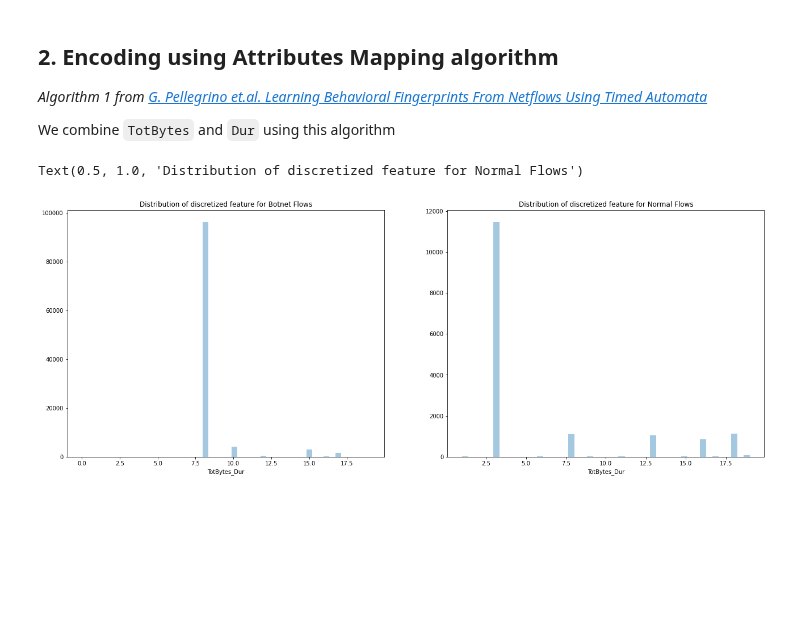
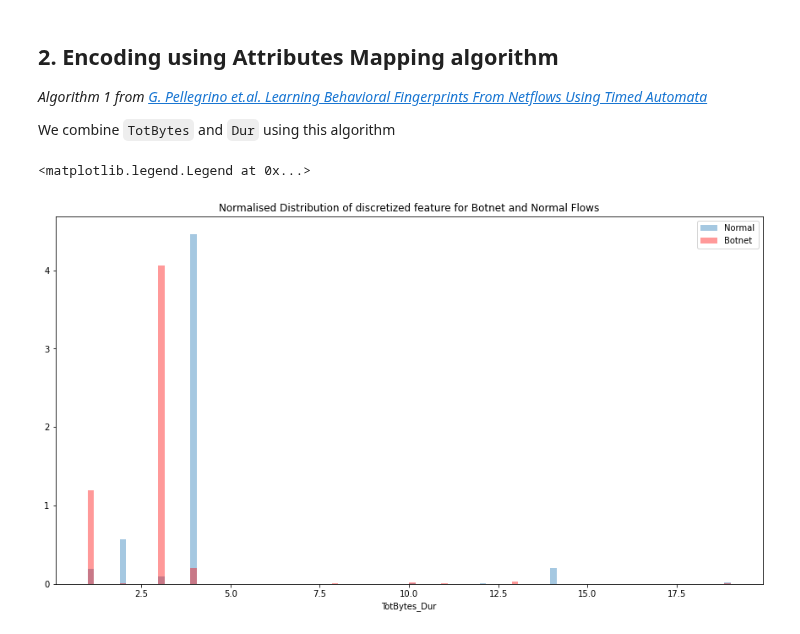
Before and after one commit to sharwinbobde/cyber-data-analytics, a Jupyter notebook: Part-3/task1-nikhil.ipynb, the cells around one changed output. Cells and saved outputs as stored; diff of their text form; code cells hidden in the pictures; blank space fills up the shorter version.

```diff
--- a/Part-3/task1-nikhil.ipynb
+++ b/Part-3/task1-nikhil.ipynb
@@ -291,18 +266,18 @@ for i, c in enumerate(min_list):
 # %%
-## order the duration discretized values according to its ordinal rank
-min_list = []
-for i in range(5):
-    min_list.append((i, df_filtered[df_filtered["Dur_"] == i]["Dur"].describe()["min"]))
-min_list = sorted(min_list, key=lambda x: x[1], reverse=True)
+# ## order the duration discretized values according to its ordinal rank
+# min_list = []
+# for i in range(5):
+#     min_list.append((i, df_filtered[df_filtered["Dur_"] == i]["Dur"].describe()["min"]))
+# min_list = sorted(min_list, key=lambda x: x[1], reverse=True)
 
-cluster_indices = []
-for i in range(5):
-    cluster_indices.append(df_filtered["Dur_"] == i)
+# cluster_indices = []
+# for i in range(5):
+#     cluster_indices.append(df_filtered["Dur_"] == i)
 
-cluster_ordinal_map = {i: c[0] for i, c in enumerate(min_list)}
+# cluster_ordinal_map = {i: c[0] for i, c in enumerate(min_list)}
 
-for i, c in enumerate(min_list):
-    df_filtered.loc[cluster_indices[i], "Dur_"] = c[0]
+# for i, c in enumerate(min_list):
+#     df_filtered.loc[cluster_indices[i], "Dur_"] = c[0]
 # %% [markdown]
 ## 2. Encoding using Attributes Mapping algorithm
 
@@ -310,7 +285,7 @@ _Algorithm 1 from [G. Pellegrino et.al. Learning Behavioral Fingerprints From Ne
 
 We combine `TotBytes` and `Dur` using this algorithm
 # %%
-num_bins = {"TotBytes_": 5, "Dur_": 5}
+num_bins = {"TotBytes_": 4, "Dur_": 5}
 # %%
 def attribute_mapping_encode(row):
     code = 0
@@ -321,17 +296,17 @@ def attribute_mapping_encode(row):
         space_size = space_size/num_bins[feature]
     return code
 # %%
-df_filtered.loc[:, "TotBytes_Dur"] = df_filtered[["TotBytes_", "Dur_"]].apply(attribute_mapping_encode, axis=1)
+df_filtered["TotBytes_Dur"] = df_filtered[["TotBytes_", "Dur_"]].apply(attribute_mapping_encode, axis=1)
 # %%
-f, (ax1, ax2) = plt.subplots(1,2,figsize =(22, 8))
+f, (ax1) = plt.subplots(1,1,figsize =(15, 8))
 
-sns.distplot(df_filtered[(df_filtered["Label"] == 1)]["TotBytes_Dur"], kde=False, ax=ax1)
-ax1.set_title("Distribution of discretized feature for Botnet Flows")
-sns.distplot(df_filtered[(df_filtered["Label"] == 0)]["TotBytes_Dur"], kde=False, ax=ax2)
-ax2.set_title("Distribution of discretized feature for Normal Flows")
+ax1.set_title("Normalised Distribution of discretized feature for Botnet and Normal Flows")
+sns.distplot(df_filtered[(df_filtered["Label"] == 0)&(df_filtered["TotBytes_Dur"] > 0)]["TotBytes_Dur"], kde=False, ax=ax1, bins=100, label="Normal", norm_hist=True)
+sns.distplot(df_filtered[(df_filtered["Label"] == 1)&(df_filtered["TotBytes_Dur"] > 0)]["TotBytes_Dur"], kde=False, ax=ax1, bins=100, label="Botnet", norm_hist=True, color='red')
+ax1.legend()
 # %% [output]
-Text(0.5, 1.0, 'Distribution of discretized feature for Normal Flows')
+<matplotlib.legend.Legend at 0x...>
-[figure, old version]
+[figure, new version]
 # %%
 coef, p = spearmanr(df_filtered["Label"], df_filtered["TotBytes_Dur"])
 print('Spearmans correlation coefficient: %.3f' % coef)
```
Also changed, not shown: parts of 11 cells of this notebook.
